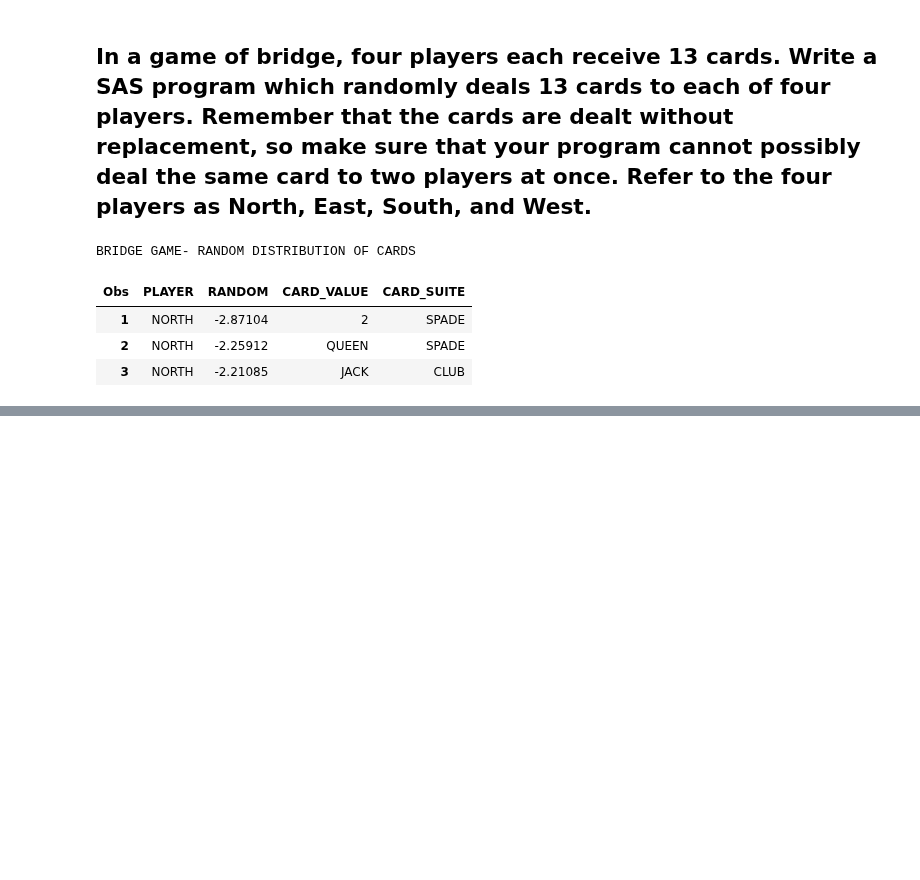
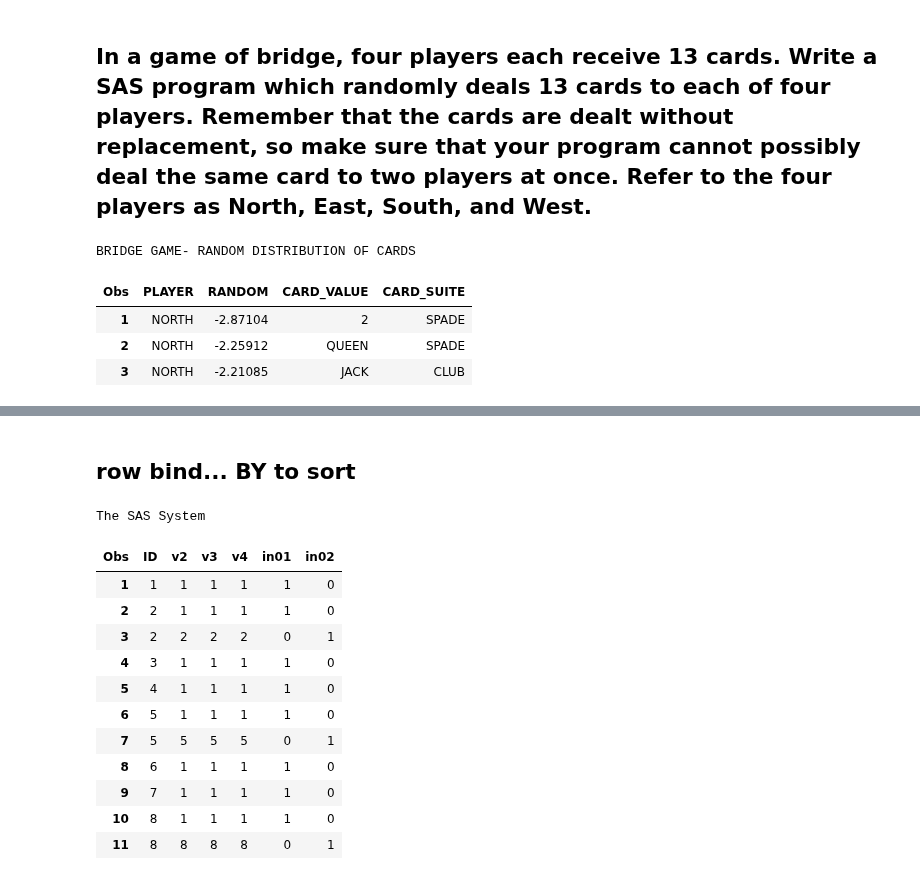
Before and after one commit to kevinwkc/my_sas, a Jupyter notebook: DATASET.ipynb, the cells around one changed output, grey strips where cells are left out. Drawn from its saved outputs; the diff is of its cells as text; code cells hidden in the pictures; blank space fills up the shorter version.

```diff
--- a/DATASET.ipynb
+++ b/DATASET.ipynb
@@ -408,0 +573,35 @@ BRIDGE GAME- RANDOM DISTRIBUTION OF CARDS
+# %% [markdown]
+row bind... BY to sort
+------------
+# %%
+DATA TEST02a;
+ INPUT ID v2 v3 v4;
+CARDS;
+2 2 2 2 2
+5 5 5 5 5
+8 8 8 8 8
+RUN;
+
+DATA test11;
+SET test01(in=t01) test02a(in=t02a) ;
+BY ID;
+in01=t01;
+in02=t02a;
+RUN;
+
+proc print;
+run;
+# %% [output]
+The SAS System
+| Obs | ID | v2 | v3 | v4 | in01 | in02 |
+| 1 | 1 | 1 | 1 | 1 | 1 | 0 |
+| 2 | 2 | 1 | 1 | 1 | 1 | 0 |
+| 3 | 2 | 2 | 2 | 2 | 0 | 1 |
+| 4 | 3 | 1 | 1 | 1 | 1 | 0 |
+| 5 | 4 | 1 | 1 | 1 | 1 | 0 |
+| 6 | 5 | 1 | 1 | 1 | 1 | 0 |
+| 7 | 5 | 5 | 5 | 5 | 0 | 1 |
+| 8 | 6 | 1 | 1 | 1 | 1 | 0 |
+| 9 | 7 | 1 | 1 | 1 | 1 | 0 |
+| 10 | 8 | 1 | 1 | 1 | 1 | 0 |
+| 11 | 8 | 8 | 8 | 8 | 0 | 1 |
```
Also changed, not shown: parts of 8 cells of this notebook.
